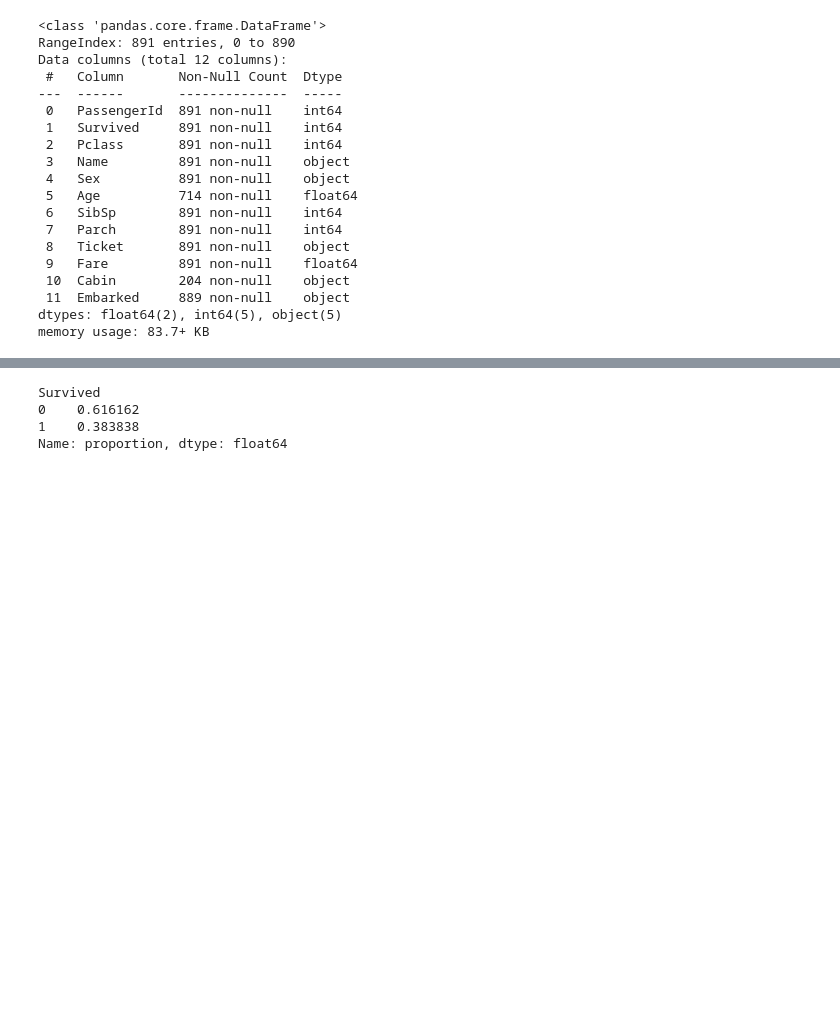
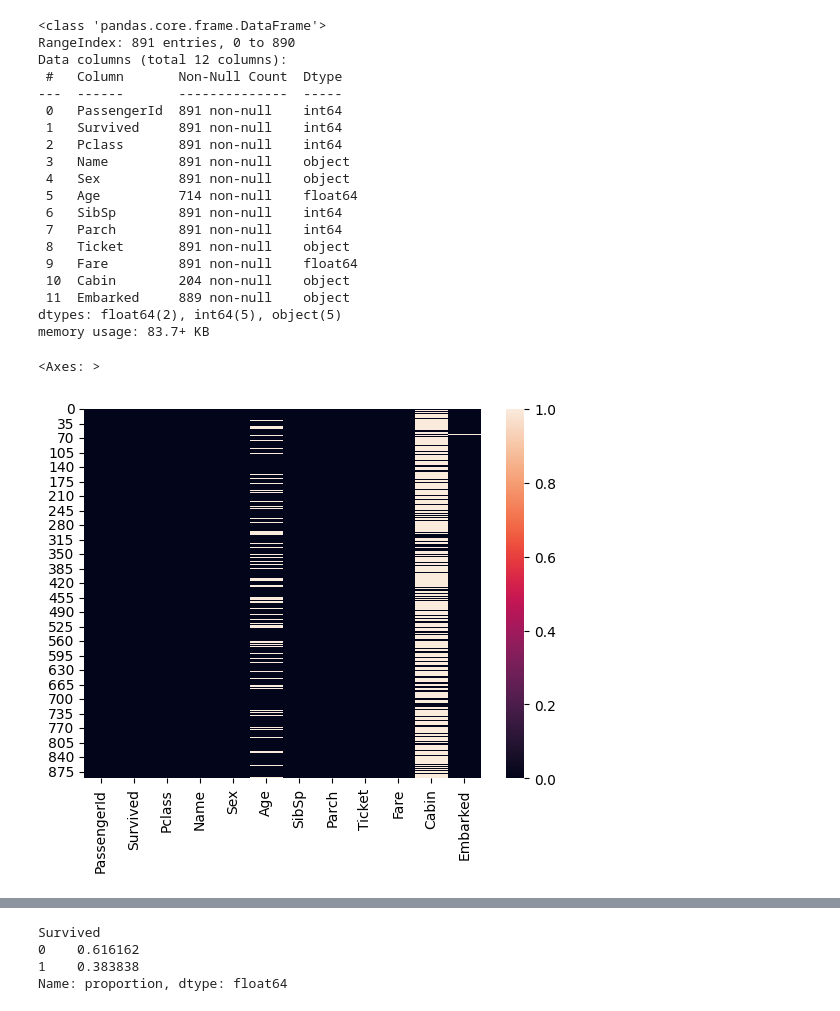
Before and after one commit to allend2092/kaggle-titanic, a Jupyter notebook: notebooks/daryls_kaggle_titanic.ipynb, the cells around one changed output, grey strips where cells are left out. Drawn from its saved outputs; the diff is of its cells as text; code cells hidden in the pictures; blank space fills up the shorter version.

```diff
--- a/notebooks/daryls_kaggle_titanic.ipynb
+++ b/notebooks/daryls_kaggle_titanic.ipynb
@@ -36,3 +57,10 @@ Data columns (total 12 columns):
  11  Embarked     889 non-null    object
 dtypes: float64(2), int64(5), object(5)
 memory usage: 83.7+ KB
+# %%
+import seaborn as sns
+train.isnull().sum()
+sns.heatmap(train.isnull(), )
+# %% [output]
+<Axes: >
+[figure, added]
```
Also changed, not shown: parts of 31 cells of this notebook.
